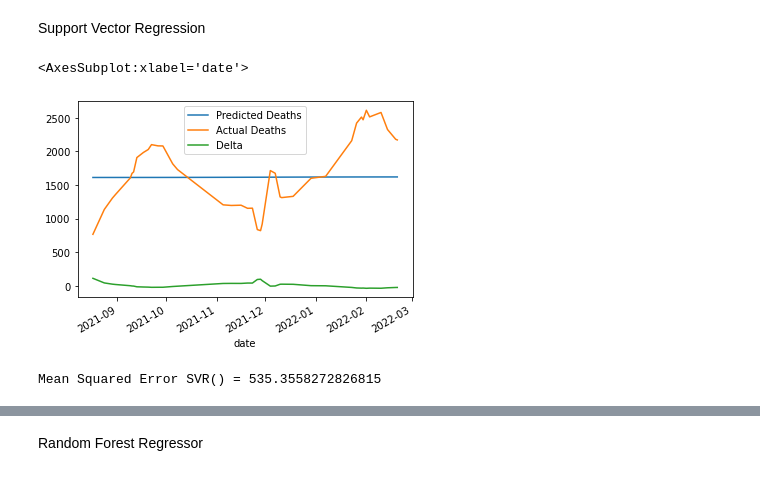
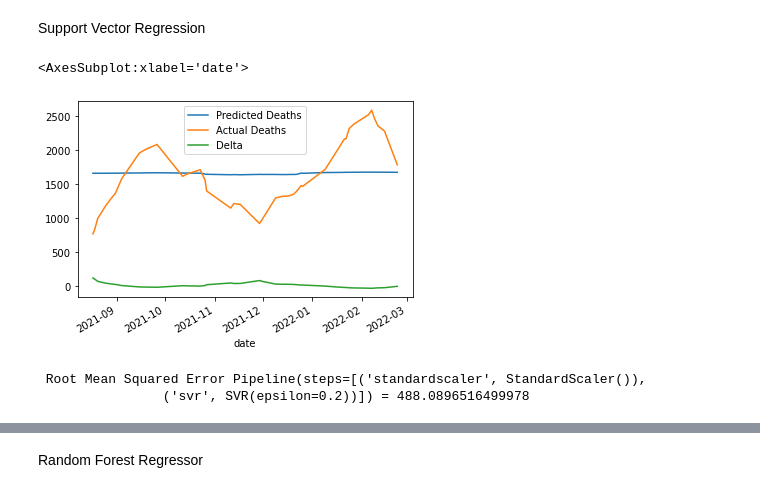
Before and after one commit to byoung6/COVID, a Jupyter notebook: covid_data_fromSQL_MachineLearningModel.ipynb, the cells around one changed output, grey strips where cells are left out. Saved outputs shown, nothing was run; the diff lists cells and outputs as text; code cells hidden in the pictures.

```diff
--- a/covid_data_fromSQL_MachineLearningModel.ipynb
+++ b/covid_data_fromSQL_MachineLearningModel.ipynb
@@ -9,6 +9,7 @@ from imblearn.metrics import classification_report_imbalanced
 from sklearn.preprocessing import StandardScaler,OneHotEncoder
 from sklearn.linear_model import LogisticRegression
 from sklearn.svm import SVR
+from sklearn.pipeline import make_pipeline
 from sklearn.ensemble import RandomForestRegressor
 import numpy as np
 import seaborn as sns
@@ -29,6 +30,12 @@ engine = create_engine(db_string)
 Base = automap_base()
 # reflect the tables
 Base.prepare(engine, reflect=True)
+
+#######################################################################
+#####Generating Reproducible Results###################################
+#######################################################################
+
+rng = np.random.RandomState(0)
 # %%
 # Connect to PostgreSQL server
 dbConnection    = engine.connect();
@@ -166,47 +176,45 @@ sns.heatmap(dataFrame.corr())
 # %% [markdown]
 Support Vector Regression
 # %%
-dataFrame['date'] = pd.to_datetime(dataFrame['date'])
-dataFrame = dataFrame.set_index('date')
 
 # Target: what you're predicting -- your dependent variable
 y = dataFrame['new_deaths_smoothed']
 
 # Features: what you think affects your target -- your independent variables
 X = dataFrame[['new_cases_smoothed',
                  'icu_patients',
                  'new_vaccinations_smoothed',
                  'people_fully_vaccinated',
                  'total_boosters',
                  'new_vaccinations']]
 
 # Train test split
-X_train, X_test, y_train, y_test = train_test_split(X, y, test_size = 0.2, random_state=1)
+X_train, X_test, y_train, y_test = train_test_split(X, y, test_size = 0.2, random_state=rng)
 
 # Model Fit
-model = SVR()
-model.fit(X_train, y_train)
-
+model = make_pipeline(StandardScaler(), SVR(C=1.0, epsilon=0.2))
+model.fit(X_train, y_train).score(X_test, y_test)
 # Predict
 y_pred = model.predict(X_test)
 
 # Results
 y_test_df = pd.DataFrame(y_test)
 
 y_pred_df = pd.DataFrame(y_pred, index = y_test_df.index)
 res = pd.concat([y_pred_df, y_test_df], axis = 1)
 res.columns = ['Predicted Deaths', 'Actual Deaths']
 res['Delta'] = ((res['Predicted Deaths'] - res['Actual Deaths'])/res['Actual Deaths']) * 100
 
 # Plot
 res.plot()
 # %% [output]
 <AxesSubplot:xlabel='date'>
-[figure, old version]
+[figure, new version]
 # %%
 # mean squared error calculation to determine accuracy of randomforestregressor model
 
-rms = mean_squared_error(y_test, y_pred, squared=False)
-print(f'Mean Squared Error {model} = {rms}')
+rmse = mean_squared_error(y_test, y_pred, squared=False)
+print(f' Root Mean Squared Error {model} = {rmse}')
 # %% [output]
-Mean Squared Error SVR() = 535.3558272826815
+ Root Mean Squared Error Pipeline(steps=[('standardscaler', StandardScaler()),
+                ('svr', SVR(epsilon=0.2))]) = 488.0896516499978
```
Also changed, not shown: parts of 10 cells of this notebook.
